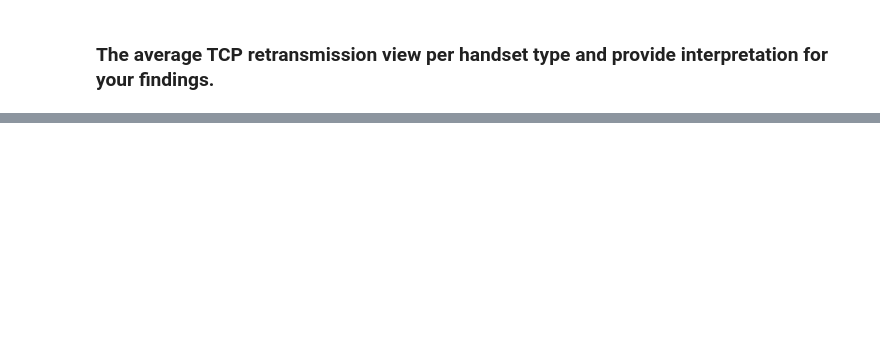
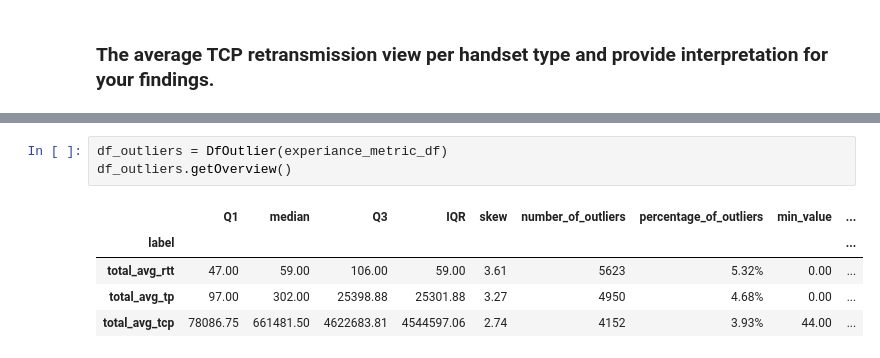
Before and after one commit to eandualem/telecom_analytics, a Jupyter notebook: notebooks/3.0_experience_analytics.ipynb, the cells around one changed output, grey strips where cells are left out. Drawn from its saved outputs; the diff is of its cells as text; blank space fills up the shorter version.

```diff
--- a/notebooks/3.0_experience_analytics.ipynb
+++ b/notebooks/3.0_experience_analytics.ipynb
@@ -165,0 +218,9 @@ mult_hist([top_10, last_10, most_10, top_10], 1,
+# %%
+df_outliers = DfOutlier(experiance_metric_df)
+df_outliers.getOverview()
+# %% [output]
+|  | Q1 | median | Q3 | IQR | skew | number_of_outliers | percentage_of_outliers | min_value | ... |
+| label |  |  |  |  |  |  |  |  | ... |
+| total_avg_rtt | 47.00 | 59.00 | 106.00 | 59.00 | 3.61 | 5623 | 5.32% | 0.00 | ... |
+| total_avg_tp | 97.00 | 302.00 | 25398.88 | 25301.88 | 3.27 | 4950 | 4.68% | 0.00 | ... |
+| total_avg_tcp | 78086.75 | 661481.50 | 4622683.81 | 4544597.06 | 2.74 | 4152 | 3.93% | 44.00 | ... |
```
Also changed, not shown: parts of 19 cells of this notebook.
